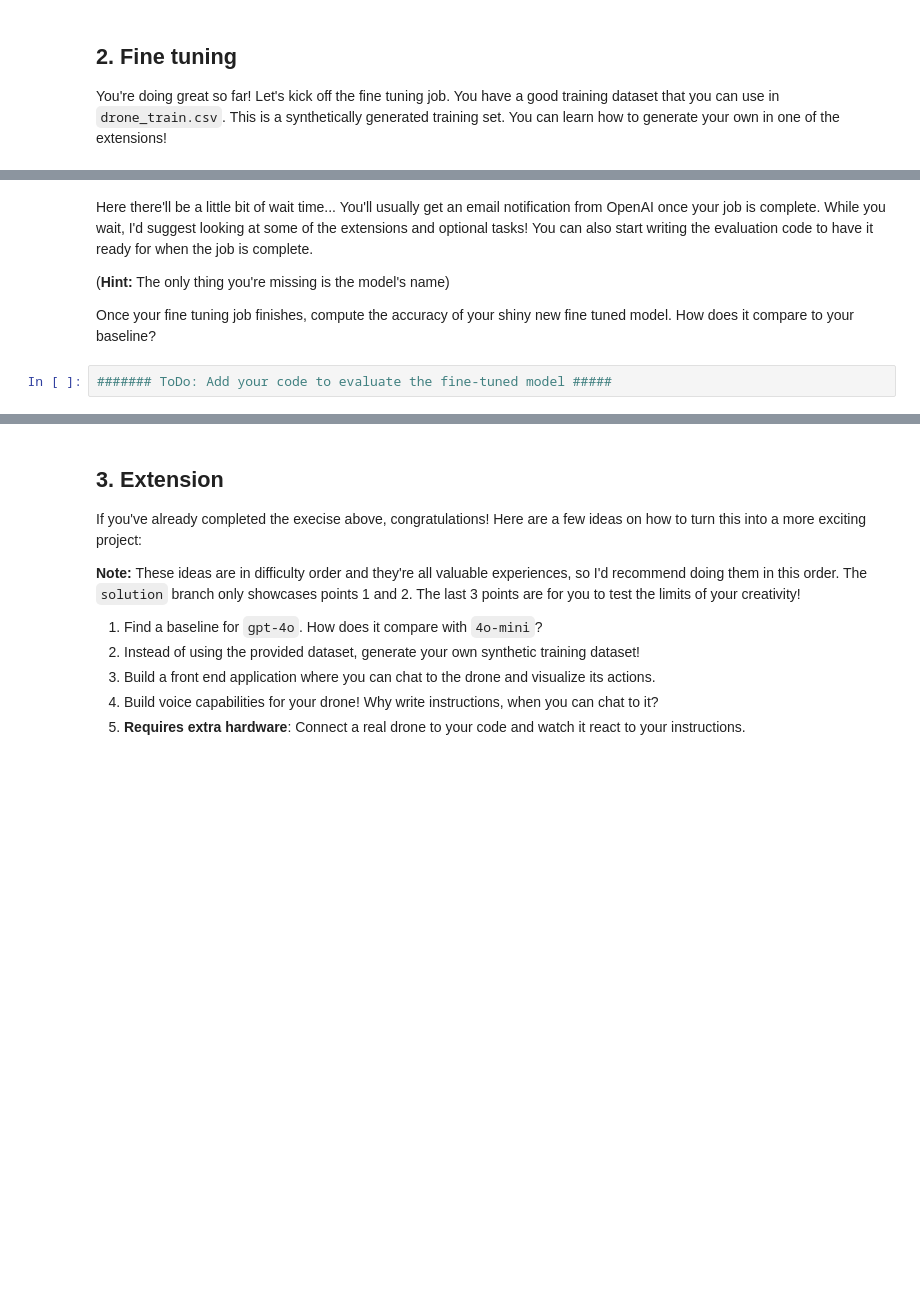
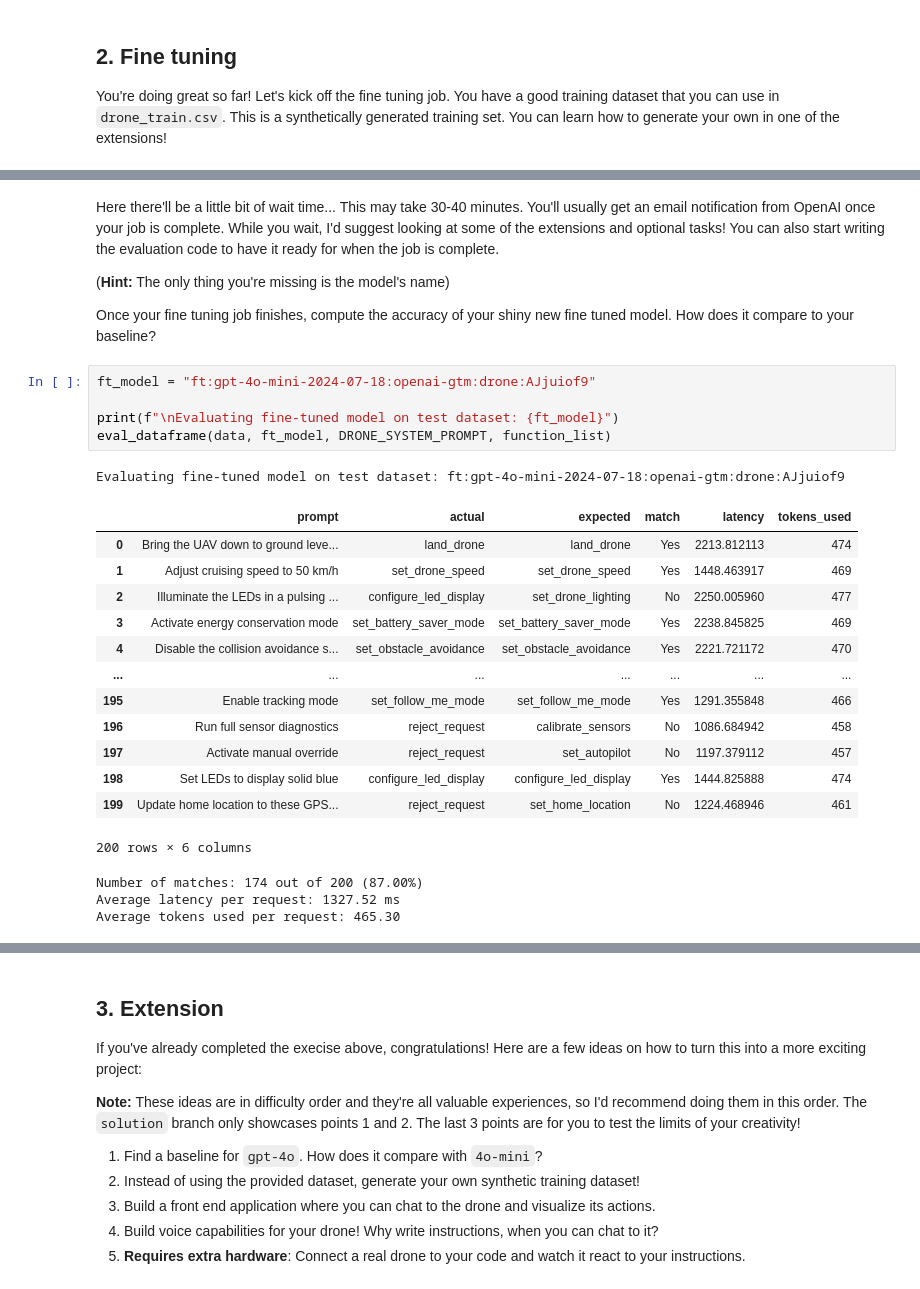
Before and after one commit to teomusatoiu/finetuning_oradea_hack, a Jupyter notebook: 2_program_your_drone/example.ipynb, the cells around one changed output, grey strips where cells are left out. Drawn from its saved outputs; the diff is of its cells as text; blank space fills up the shorter version.

```diff
--- a/2_program_your_drone/example.ipynb
+++ b/2_program_your_drone/example.ipynb
@@ -333,8 +546,29 @@ You're doing great so far! Let's kick off the fine tuning job. You have a good t
 # %% [markdown]
-Here there'll be a little bit of wait time... You'll usually get an email notification from OpenAI once your job is complete. While you wait, I'd suggest looking at some of the extensions and optional tasks! You can also start writing the evaluation code to have it ready for when the job is complete.
+Here there'll be a little bit of wait time... This may take 30-40 minutes. You'll usually get an email notification from OpenAI once your job is complete. While you wait, I'd suggest looking at some of the extensions and optional tasks! You can also start writing the evaluation code to have it ready for when the job is complete.
 
 (**Hint:** The only thing you're missing is the model's name)
 
 Once your fine tuning job finishes, compute the accuracy of your shiny new fine tuned model. How does it compare to your baseline?
-# %%
-####### ToDo: Add your code to evaluate the fine-tuned model #####
+# %%
+ft_model = "ft:gpt-4o-mini-2024-07-18:openai-gtm:drone:AJjuiof9"
+
+print(f"\nEvaluating fine-tuned model on test dataset: {ft_model}")
+eval_dataframe(data, ft_model, DRONE_SYSTEM_PROMPT, function_list)
+# %% [output]
+Evaluating fine-tuned model on test dataset: ft:gpt-4o-mini-2024-07-18:openai-gtm:drone:AJjuiof9
+|  | prompt | actual | expected | match | latency | tokens_used |
+| 0 | Bring the UAV down to ground leve... | land_drone | land_drone | Yes | 2213.812113 | 474 |
+| 1 | Adjust cruising speed to 50 km/h | set_drone_speed | set_drone_speed | Yes | 1448.463917 | 469 |
+| 2 | Illuminate the LEDs in a pulsing ... | configure_led_display | set_drone_lighting | No | 2250.005960 | 477 |
+| 3 | Activate energy conservation mode | set_battery_saver_mode | set_battery_saver_mode | Yes | 2238.845825 | 469 |
+| 4 | Disable the collision avoidance s... | set_obstacle_avoidance | set_obstacle_avoidance | Yes | 2221.721172 | 470 |
+| ... | ... | ... | ... | ... | ... | ... |
+| 195 | Enable tracking mode | set_follow_me_mode | set_follow_me_mode | Yes | 1291.355848 | 466 |
+| 196 | Run full sensor diagnostics | reject_request | calibrate_sensors | No | 1086.684942 | 458 |
+| 197 | Activate manual override | reject_request | set_autopilot | No | 1197.379112 | 457 |
+| 198 | Set LEDs to display solid blue | configure_led_display | configure_led_display | Yes | 1444.825888 | 474 |
+| 199 | Update home location to these GPS... | reject_request | set_home_location | No | 1224.468946 | 461 |
+200 rows × 6 columns
+Number of matches: 174 out of 200 (87.00%)
+Average latency per request: 1327.52 ms
+Average tokens used per request: 465.30
```
Also changed, not shown: parts of 35 cells of this notebook, 2 other files.
